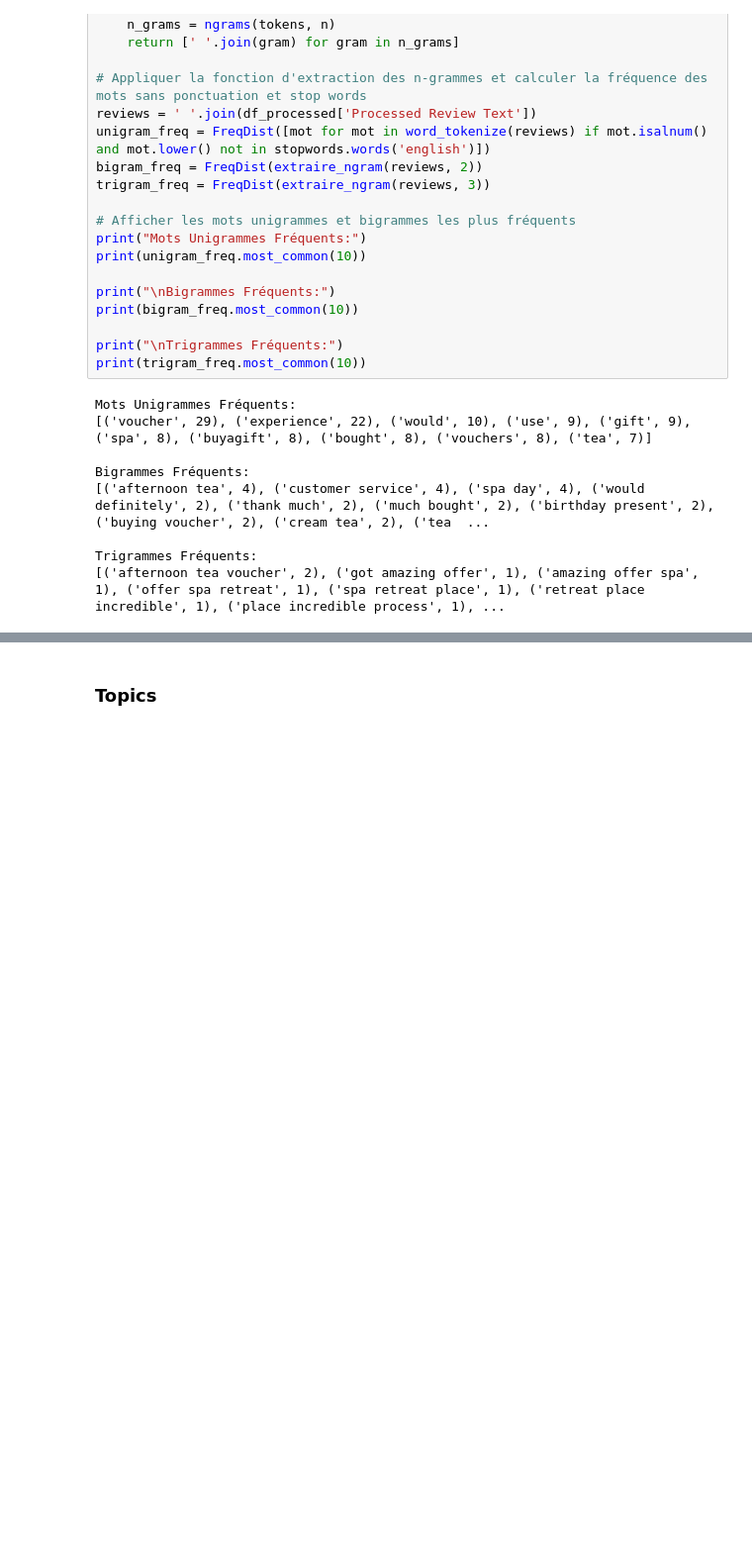
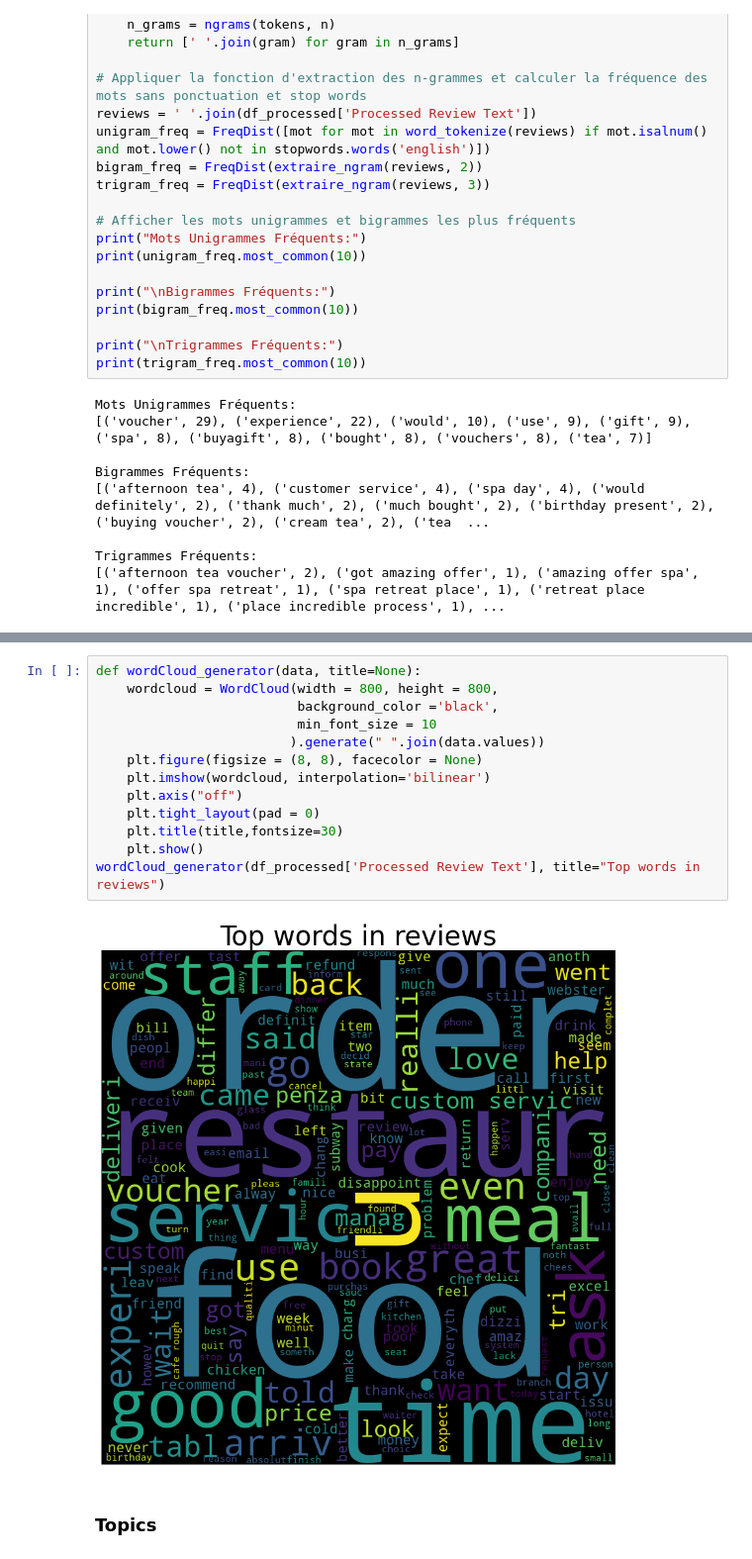
Before and after one commit to Shins0o/nlp-project, a Jupyter notebook: main.ipynb, the cells around one changed output, grey strips where cells are left out. Shown: that part at 99% size. Saved outputs shown, nothing was run; the diff lists cells and outputs as text; blank space fills up the shorter version.

```diff
--- a/main.ipynb
+++ b/main.ipynb
@@ -596,3 +630,18 @@ Trigrammes Fréquents:
+# %%
+def wordCloud_generator(data, title=None):
+    wordcloud = WordCloud(width = 800, height = 800,
+                          background_color ='black',
+                          min_font_size = 10
+                         ).generate(" ".join(data.values))
+    plt.figure(figsize = (8, 8), facecolor = None)
+    plt.imshow(wordcloud, interpolation='bilinear')
+    plt.axis("off")
+    plt.tight_layout(pad = 0)
+    plt.title(title,fontsize=30)
+    plt.show()
+wordCloud_generator(df_processed['Processed Review Text'], title="Top words in reviews")
+# %% [output]
+[figure, added]
 # %% [markdown]
 ### Topics
 # %%
```
Also changed, not shown: parts of 14 cells of this notebook.
